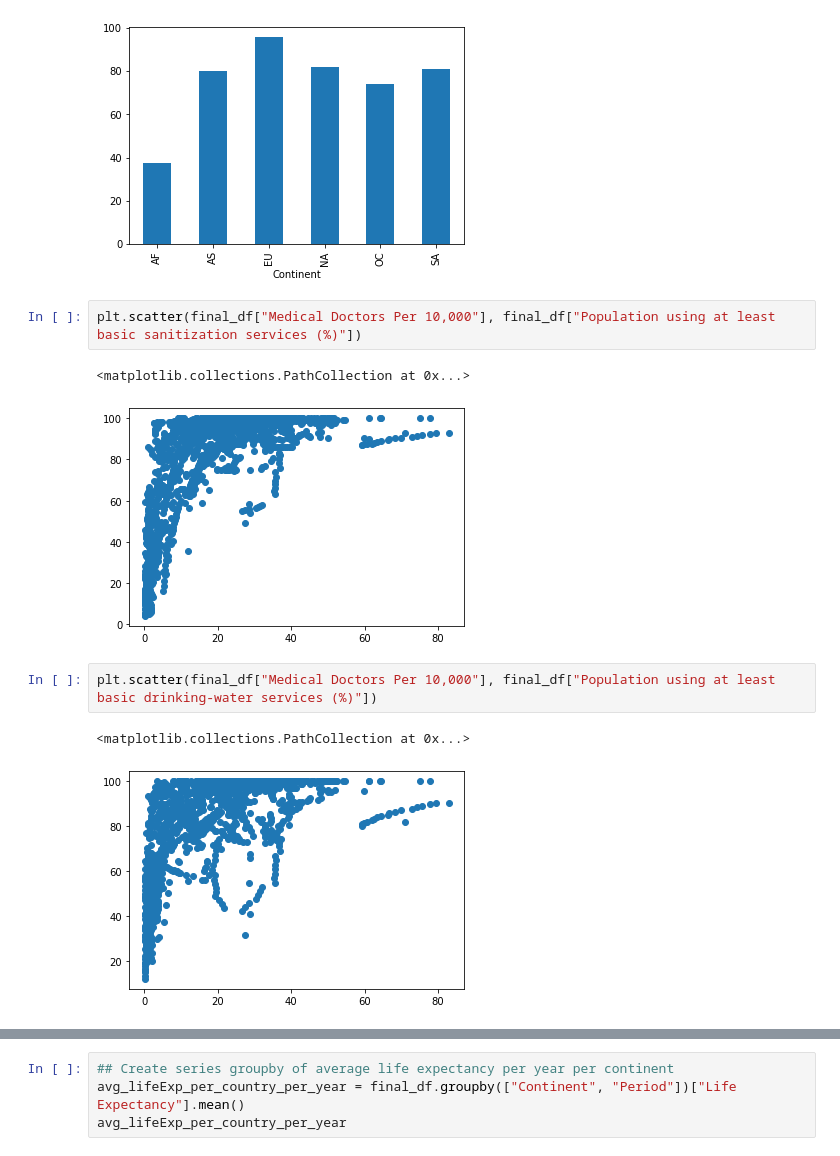
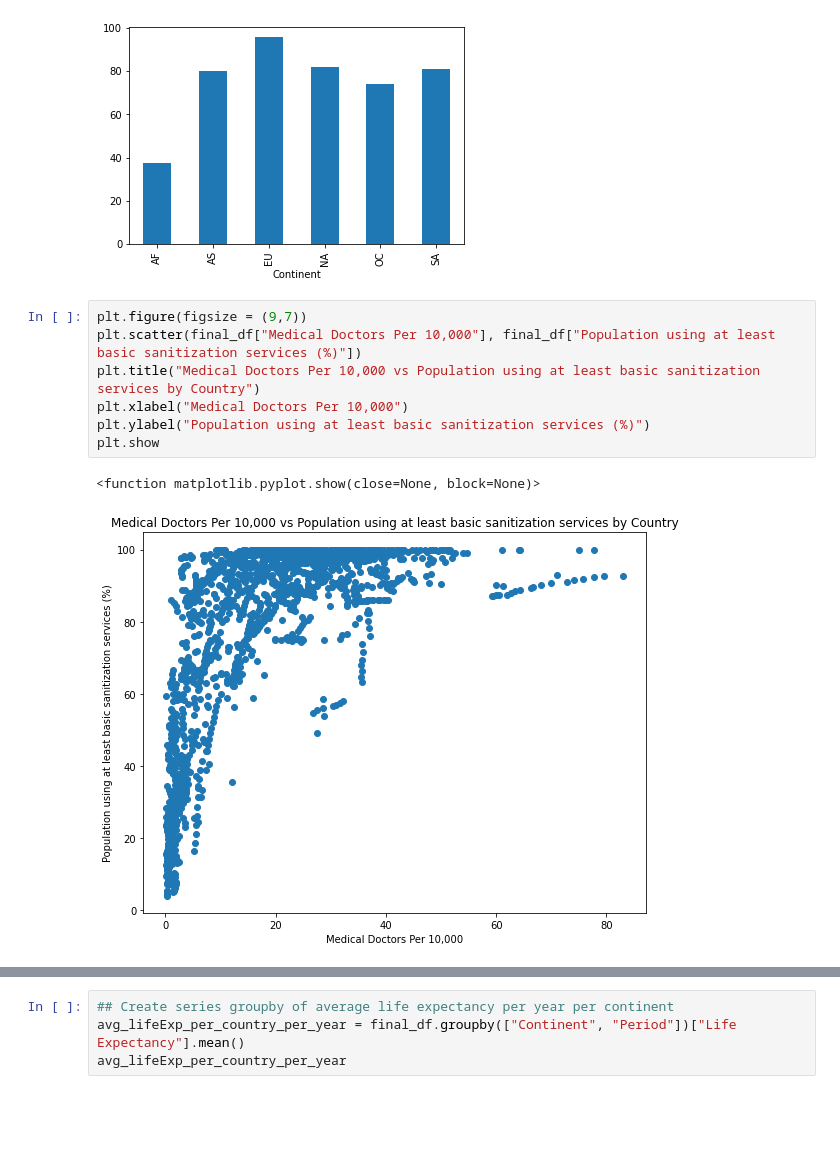
Before and after one commit to saiyidmkazmi/Project1-LifeExpectancy-, a Jupyter notebook: main.ipynb, the cells around one changed output, grey strips where cells are left out. Drawn from its saved outputs; the diff is of its cells as text; blank space fills up the shorter version.

```diff
--- a/main.ipynb
+++ b/main.ipynb
@@ -312,13 +312,13 @@ final_df.groupby(["Continent"])["Population using at least basic sanitization se
 # %% [output]
 <AxesSubplot:xlabel='Continent'>
 [figure]
-# %%
-plt.scatter(final_df["Medical Doctors Per 10,000"], final_df["Population using at least basic sanitization services (%)"])
-# %% [output]
-<matplotlib.collections.PathCollection at 0x...>
-[figure, removed]
-# %%
-plt.scatter(final_df["Medical Doctors Per 10,000"], final_df["Population using at least basic drinking-water services (%)"])
-# %% [output]
-<matplotlib.collections.PathCollection at 0x...>
-[figure, removed]
+# %%
+plt.figure(figsize = (9,7))
+plt.scatter(final_df["Medical Doctors Per 10,000"], final_df["Population using at least basic sanitization services (%)"])
+plt.title("Medical Doctors Per 10,000 vs Population using at least basic sanitization services by Country")
+plt.xlabel("Medical Doctors Per 10,000")
+plt.ylabel("Population using at least basic sanitization services (%)")
+plt.show
+# %% [output]
+<function matplotlib.pyplot.show(close=None, block=None)>
+[figure, added]
```
Also changed, not shown: parts of 2 cells of this notebook.
